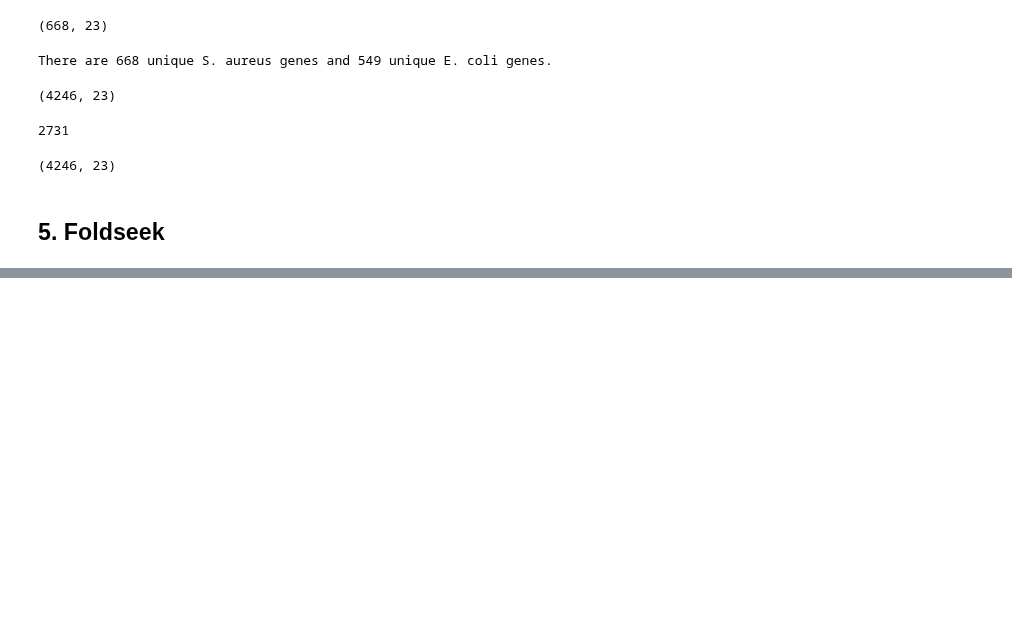
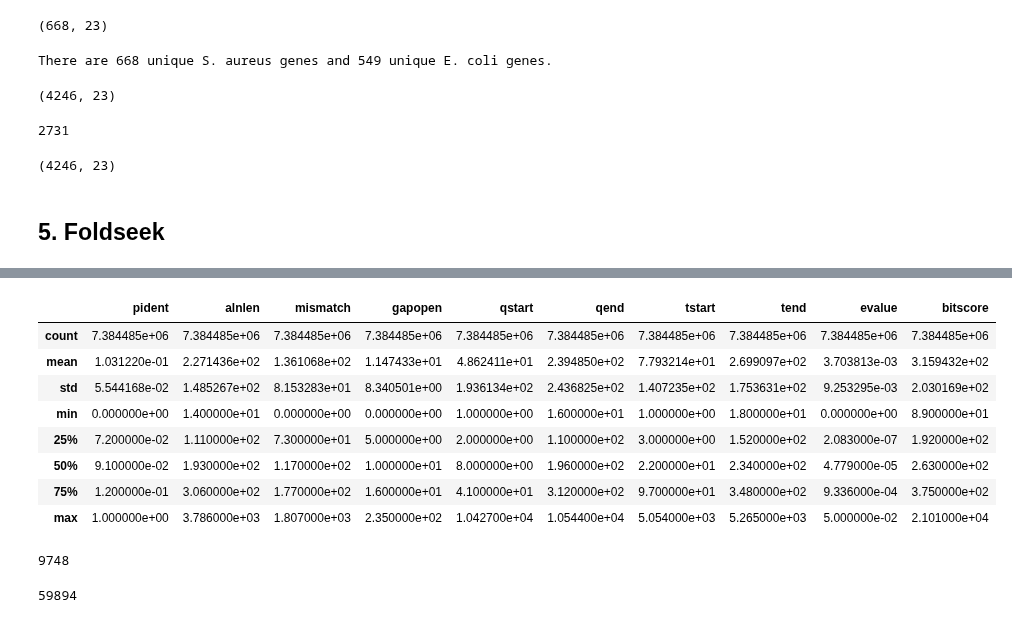
Before and after one commit to georgiadoing/seqADAGE, a Jupyter notebook: Py/muk_transfer_learning/genomic_mapping/Mukundan_sA_ec_pg_mapping.ipynb, the cells around one changed output, grey strips where cells are left out. Cells and saved outputs as stored; diff of their text form; code cells hidden in the pictures; blank space fills up the shorter version.

Commit message:
Ran Foldseek with databases and saved hits to drive

```diff
--- a/Py/muk_transfer_learning/genomic_mapping/Mukundan_sA_ec_pg_mapping.ipynb
+++ b/Py/muk_transfer_learning/genomic_mapping/Mukundan_sA_ec_pg_mapping.ipynb
@@ -846,0 +1034,13 @@ cds_to_protein(sa_fasta, "/content/drive/MyDrive/Comp-Bio-Projs-S26/data/muk-in-
+# %%
+cols = [
+  "query", "target", "pident", "alnlen", "mismatch", "gapopen",
+  "qstart", "qend", "tstart", "tend", "evalue", "bitscore"
+]
+
+fs_hits = pd.read_csv(
+    "/content/drive/MyDrive/Comp-Bio-Projs-S26/data/muk-in-use/Foldseek/ec_sa_all_foldseek_hits.m8",
+    sep = "\t",
+    header = None,
+    names = cols
+)
+fs_hits.shape
@@ -846,0 +1058,22 @@ cds_to_protein(sa_fasta, "/content/drive/MyDrive/Comp-Bio-Projs-S26/data/muk-in-
+# %%
+fs_hits.describe()
+# %% [output]
+|  | pident | alnlen | mismatch | gapopen | qstart | qend | tstart | tend | evalue | bitscore |
+| count | 7.384485e+06 | 7.384485e+06 | 7.384485e+06 | 7.384485e+06 | 7.384485e+06 | 7.384485e+06 | 7.384485e+06 | 7.384485e+06 | 7.384485e+06 | 7.384485e+06 |
+| mean | 1.031220e-01 | 2.271436e+02 | 1.361068e+02 | 1.147433e+01 | 4.862411e+01 | 2.394850e+02 | 7.793214e+01 | 2.699097e+02 | 3.703813e-03 | 3.159432e+02 |
+| std | 5.544168e-02 | 1.485267e+02 | 8.153283e+01 | 8.340501e+00 | 1.936134e+02 | 2.436825e+02 | 1.407235e+02 | 1.753631e+02 | 9.253295e-03 | 2.030169e+02 |
+| min | 0.000000e+00 | 1.400000e+01 | 0.000000e+00 | 0.000000e+00 | 1.000000e+00 | 1.600000e+01 | 1.000000e+00 | 1.800000e+01 | 0.000000e+00 | 8.900000e+01 |
+| 25% | 7.200000e-02 | 1.110000e+02 | 7.300000e+01 | 5.000000e+00 | 2.000000e+00 | 1.100000e+02 | 3.000000e+00 | 1.520000e+02 | 2.083000e-07 | 1.920000e+02 |
+| 50% | 9.100000e-02 | 1.930000e+02 | 1.170000e+02 | 1.000000e+01 | 8.000000e+00 | 1.960000e+02 | 2.200000e+01 | 2.340000e+02 | 4.779000e-05 | 2.630000e+02 |
+| 75% | 1.200000e-01 | 3.060000e+02 | 1.770000e+02 | 1.600000e+01 | 4.100000e+01 | 3.120000e+02 | 9.700000e+01 | 3.480000e+02 | 9.336000e-04 | 3.750000e+02 |
+| max | 1.000000e+00 | 3.786000e+03 | 1.807000e+03 | 2.350000e+02 | 1.042700e+04 | 1.054400e+04 | 5.054000e+03 | 5.265000e+03 | 5.000000e-02 | 2.101000e+04 |
+# %%
+# Number of unique SA genes represented
+fs_hits['query'].nunique()
+# %% [output]
+9748
+# %%
+# Number of unique EC genes represented
+fs_hits['target'].nunique()
+# %% [output]
+59894
```
Also changed, not shown: parts of 30 cells of this notebook.
